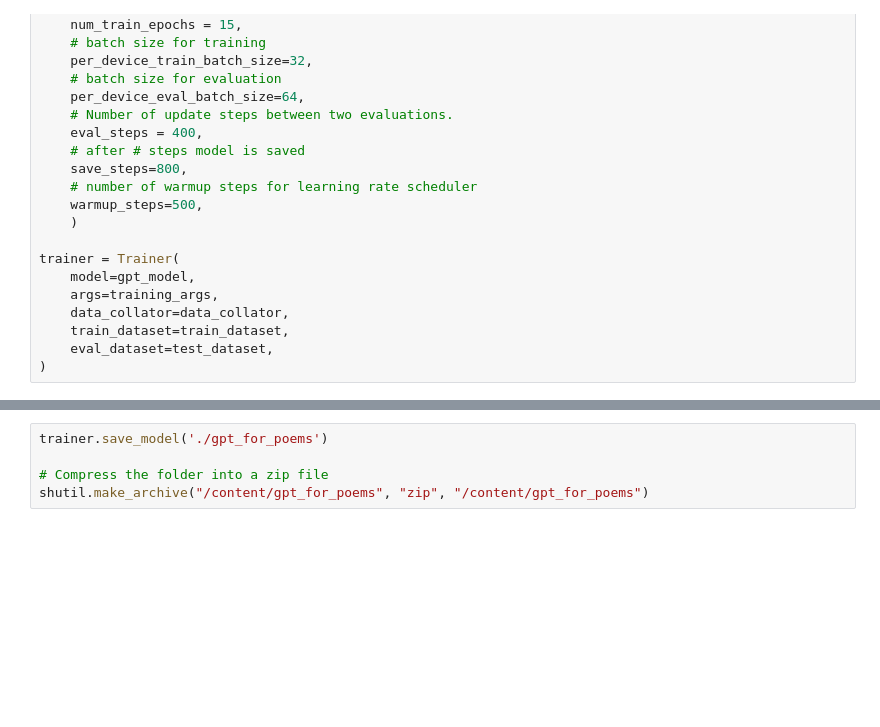
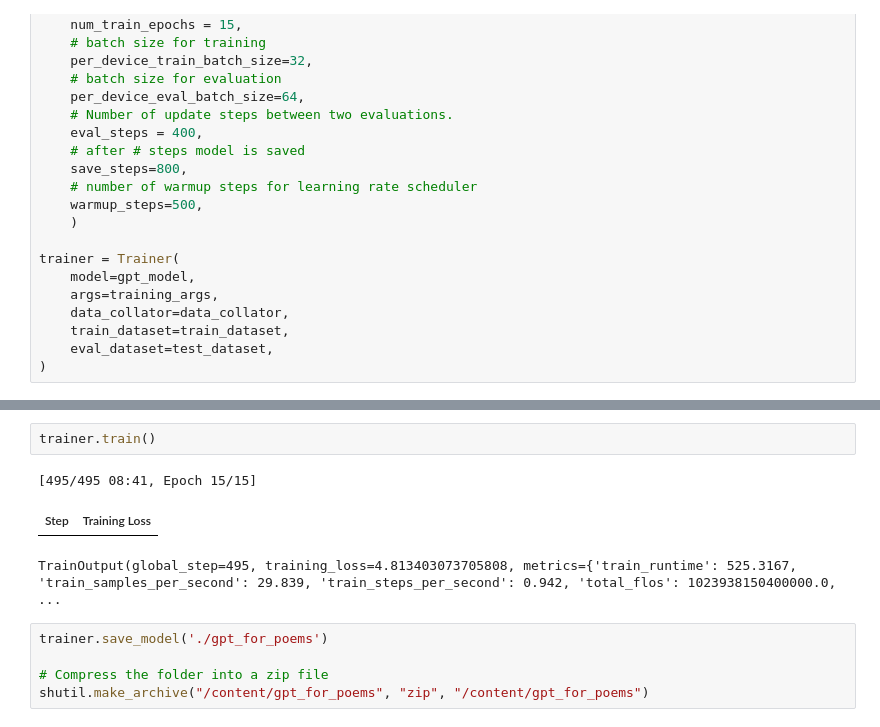
Before and after one commit to ramahasiba/English_and_Arabic_Poem_Generator, a Jupyter notebook: English_Poem_Generator_NLP_Final_Project.ipynb, the cells around one changed output, grey strips where cells are left out. Cells and saved outputs as stored; diff of their text form; blank space fills up the shorter version.

```diff
--- a/English_Poem_Generator_NLP_Final_Project.ipynb
+++ b/English_Poem_Generator_NLP_Final_Project.ipynb
@@ -556,3 +532,9 @@ TrainOutput(global_step=540, training_loss=3.9293535868326823, metrics={'train_r
+# %%
+trainer.train()
+# %% [output]
+[495/495 08:41, Epoch 15/15]
+| Step | Training Loss |
+TrainOutput(global_step=495, training_loss=4.813403073705808, metrics={'train_runtime': 525.3167, 'train_samples_per_second': 29.839, 'train_steps_per_second': 0.942, 'total_flos': 1023938150400000.0, ...
 # %%
 trainer.save_model('./gpt_for_poems')
 
```
Also changed, not shown: parts of 16 cells of this notebook.
